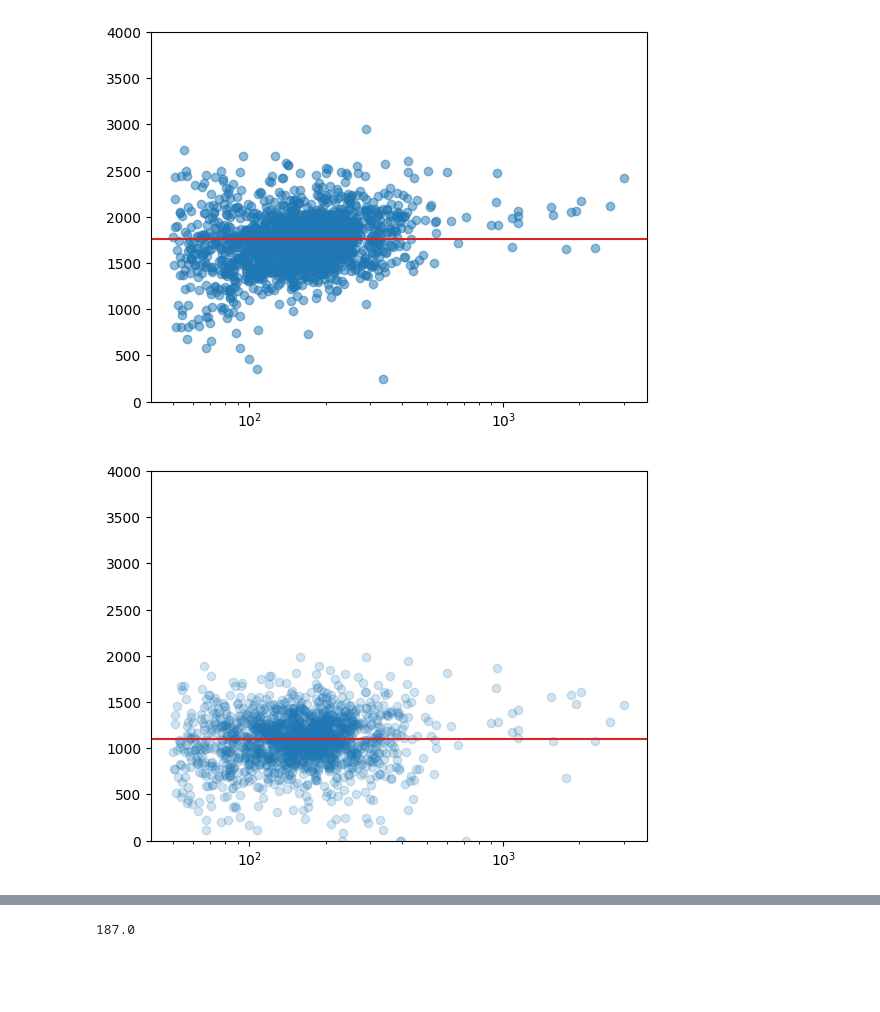
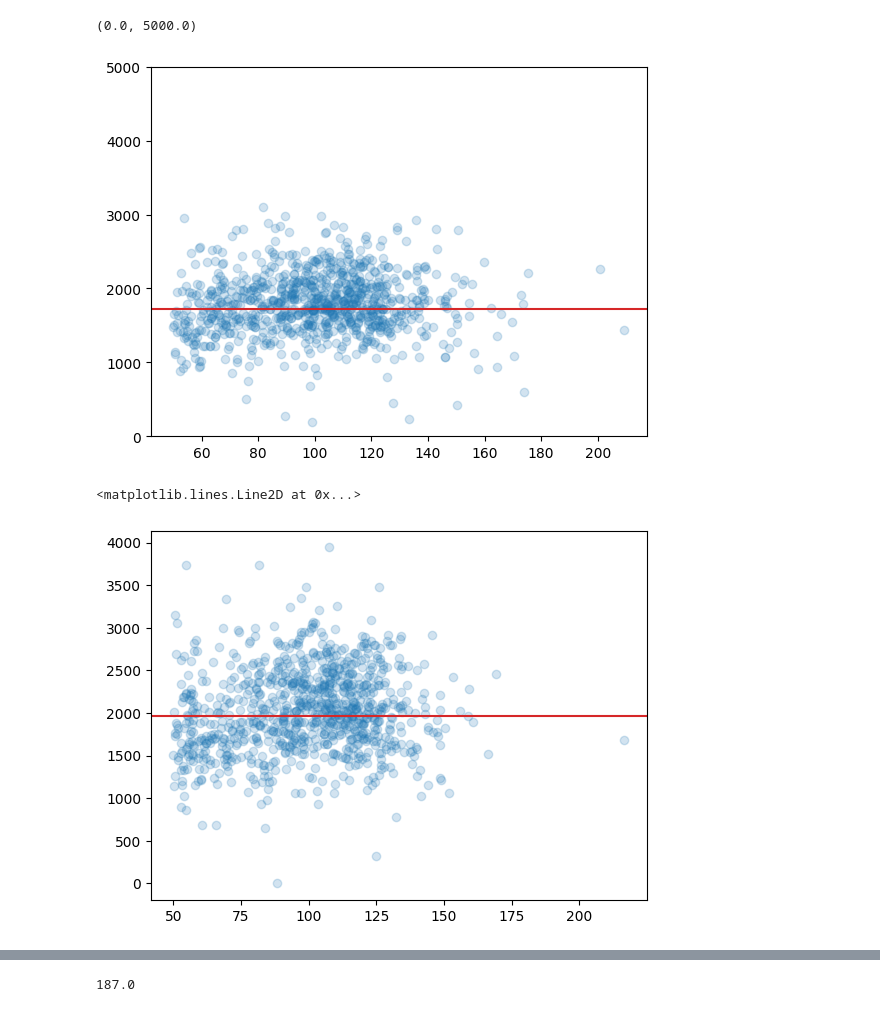
Before and after one commit to crockeraw/PolarityProject, a Jupyter notebook: proj/fig2-concentrations/notebooks/cellpose_brightness.ipynb, the cells around one changed output, grey strips where cells are left out. Drawn from its saved outputs; the diff is of its cells as text; code cells hidden in the pictures; blank space fills up the shorter version.

Commit message:
Produced figures for concentrations of cells at diff sizes.

```diff
--- a/proj/fig2-concentrations/notebooks/cellpose_brightness.ipynb
+++ b/proj/fig2-concentrations/notebooks/cellpose_brightness.ipynb
@@ -11,62 +640,70 @@ pixelX = 2138
 micronX = 212.13
 pix_to_um = micronX/pixelX
 
-means = []
+def get_median(m, im):
+    return np.median(im)
+
+meds = []
 vols = []
-for f in glob.glob("../data/2024_09_10-NiceImgs/Ap4*.npy"):
+for f in glob.glob("../data/2024_09_10-NiceImgs/Sc2*.npy"):
     dat = np.load(f, allow_pickle=True).item()
     labels = dat["masks"]
     img = io.imread(f.replace("_seg.npy", ".tif"))
     props = regionprops_table(
         labels, img,
         properties=('intensity_mean', 'axis_major_length', 'axis_minor_length'),
+        extra_properties=(get_median,)
         )
-    means.append(props["intensity_mean"])
-    v = props["axis_major_length"] * props["axis_minor_length"]**2
+    meds.append(props["get_median"])
+    v = props["axis_major_length"] * props["axis_minor_length"]**2 * (4/3)*(0.5**3)*np.pi
     vols.append(v*pix_to_um**3)
 
-means = np.concatenate(means)
-vols = np.concatenate(vols)
+meds = np.concatenate(meds)*2
+not_af = meds<5000
+meds = meds[not_af]
+vols = np.concatenate(vols)[not_af]
 
 is_cell_sized = vols>50
-plt.scatter(vols[is_cell_sized], means[is_cell_sized], alpha=0.5)
+plt.scatter(vols[is_cell_sized], meds[is_cell_sized], alpha=0.2)
 #b, m = polyfit(vols[is_cell_sized], means[is_cell_sized], 1)
-plt.axhline(np.mean(means), color="C03")
-plt.ylim(0, 4000)
-plt.xscale("log")
+plt.axhline(np.median(meds), color="C03")
+plt.ylim(0, 5000)
 # %% [output]
+(0.0, 5000.0)
-[figure, old version]
+[figure, new version]
 # %%
 pixelX = 2138
 micronX = 212.13
 pix_to_um = micronX/pixelX
 
 def get_median(m, im):
     return np.median(im)
 
 meds = []
 vols = []
-for f in glob.glob("../data/2024_09_10-NiceImgs/Ap4*.npy"):
+for f in glob.glob("../data/2024_09_10-NiceImgs/Sc4*.npy"):
     dat = np.load(f, allow_pickle=True).item()
     labels = dat["masks"]
     img = io.imread(f.replace("_seg.npy", ".tif"))
     props = regionprops_table(
         labels, img,
         properties=('intensity_mean', 'axis_major_length', 'axis_minor_length'),
         extra_properties=(get_median,)
         )
     meds.append(props["get_median"])
-    v = props["axis_major_length"] * props["axis_minor_length"]**2
+    v = props["axis_major_length"] * props["axis_minor_length"]**2 * (4/3)*(0.5**3)*np.pi
     vols.append(v*pix_to_um**3)
 
-meds = np.concatenate(meds)
-vols = np.concatenate(vols)
+meds = np.concatenate(meds)*2
+not_af = meds<5000
+meds = meds[not_af]
+vols = np.concatenate(vols)[not_af]
 
 is_cell_sized = vols>50
 plt.scatter(vols[is_cell_sized], meds[is_cell_sized], alpha=0.2)
 #b, m = polyfit(vols[is_cell_sized], means[is_cell_sized], 1)
-plt.axhline(np.mean(meds), color="C03")
-plt.ylim(0, 4000)
-plt.xscale("log")
+plt.axhline(np.median(meds), color="C03")
+#plt.ylim(0, 5000)
 # %% [output]
+<matplotlib.lines.Line2D at 0x...>
-[figure, old version]
+[figure, new version]
```
Also changed, not shown: parts of 13 cells of this notebook.
